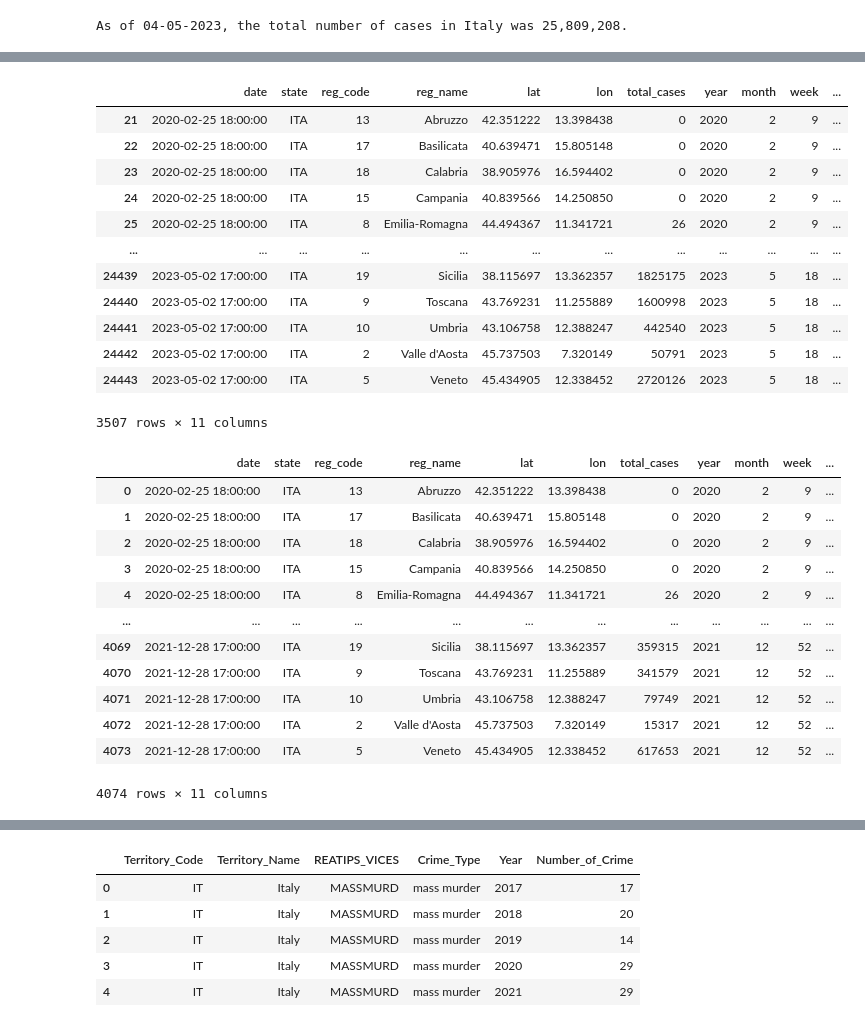
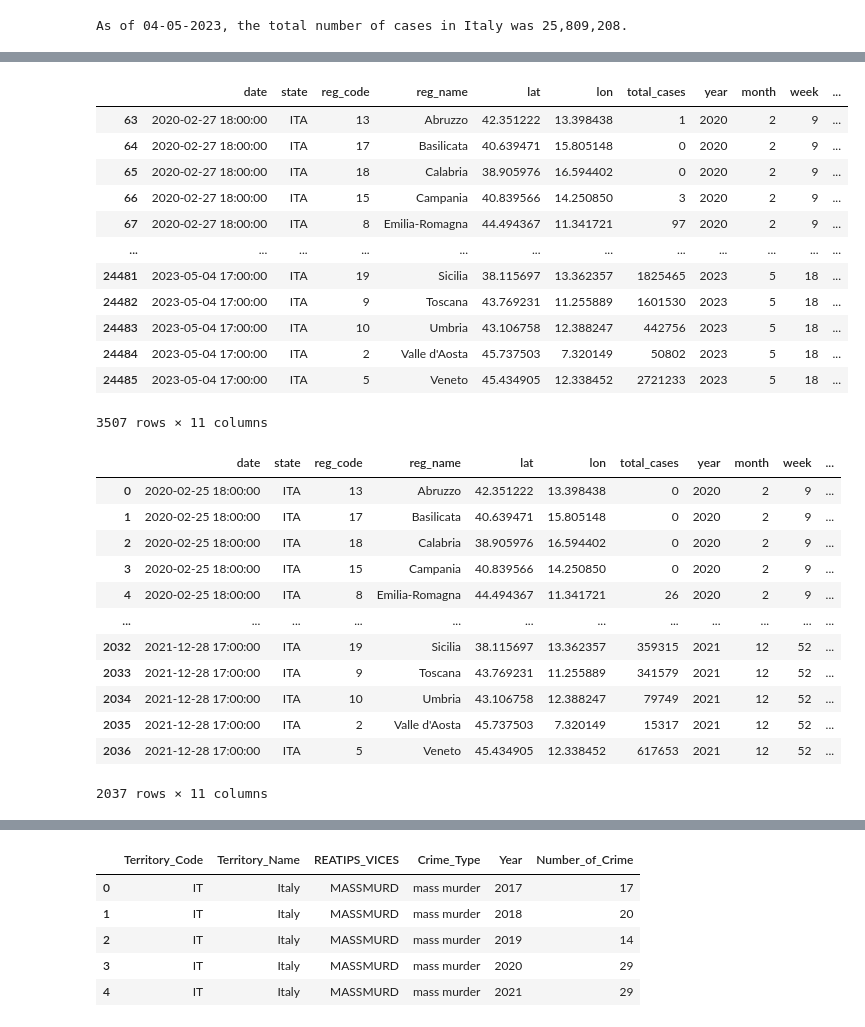
Before and after one commit to OmdenaAI/milan-italy-impact-covid-crimes, a Jupyter notebook: src/tasks/task-2-data-cleaning/files.ipynb, the cells around one changed output, grey strips where cells are left out. Drawn from its saved outputs; the diff is of its cells as text; code cells hidden in the pictures.

```diff
--- a/src/tasks/task-2-data-cleaning/files.ipynb
+++ b/src/tasks/task-2-data-cleaning/files.ipynb
@@ -450,19 +440,19 @@ filter_covid(covid_reg, 'Emilia-Romagna', 2020, 1);
 # %%
-covid_reg_mon = covid_reg[covid_reg['day_of_week'] == 1]
-covid_reg_mon
+covid_reg_wed = covid_reg[covid_reg['day_of_week'] == 3]
+covid_reg_wed
 # %% [output]
 |  | date | state | reg_code | reg_name | lat | lon | total_cases | year | month | week | ... |
-| 21 | 2020-02-25 18:00:00 | ITA | 13 | Abruzzo | 42.351222 | 13.398438 | 0 | 2020 | 2 | 9 | ... |
-| 22 | 2020-02-25 18:00:00 | ITA | 17 | Basilicata | 40.639471 | 15.805148 | 0 | 2020 | 2 | 9 | ... |
-| 23 | 2020-02-25 18:00:00 | ITA | 18 | Calabria | 38.905976 | 16.594402 | 0 | 2020 | 2 | 9 | ... |
-| 24 | 2020-02-25 18:00:00 | ITA | 15 | Campania | 40.839566 | 14.250850 | 0 | 2020 | 2 | 9 | ... |
-| 25 | 2020-02-25 18:00:00 | ITA | 8 | Emilia-Romagna | 44.494367 | 11.341721 | 26 | 2020 | 2 | 9 | ... |
+| 63 | 2020-02-27 18:00:00 | ITA | 13 | Abruzzo | 42.351222 | 13.398438 | 1 | 2020 | 2 | 9 | ... |
+| 64 | 2020-02-27 18:00:00 | ITA | 17 | Basilicata | 40.639471 | 15.805148 | 0 | 2020 | 2 | 9 | ... |
+| 65 | 2020-02-27 18:00:00 | ITA | 18 | Calabria | 38.905976 | 16.594402 | 0 | 2020 | 2 | 9 | ... |
+| 66 | 2020-02-27 18:00:00 | ITA | 15 | Campania | 40.839566 | 14.250850 | 3 | 2020 | 2 | 9 | ... |
+| 67 | 2020-02-27 18:00:00 | ITA | 8 | Emilia-Romagna | 44.494367 | 11.341721 | 97 | 2020 | 2 | 9 | ... |
 | ... | ... | ... | ... | ... | ... | ... | ... | ... | ... | ... | ... |
-| 24439 | 2023-05-02 17:00:00 | ITA | 19 | Sicilia | 38.115697 | 13.362357 | 1825175 | 2023 | 5 | 18 | ... |
-| 24440 | 2023-05-02 17:00:00 | ITA | 9 | Toscana | 43.769231 | 11.255889 | 1600998 | 2023 | 5 | 18 | ... |
-| 24441 | 2023-05-02 17:00:00 | ITA | 10 | Umbria | 43.106758 | 12.388247 | 442540 | 2023 | 5 | 18 | ... |
-| 24442 | 2023-05-02 17:00:00 | ITA | 2 | Valle d'Aosta | 45.737503 | 7.320149 | 50791 | 2023 | 5 | 18 | ... |
-| 24443 | 2023-05-02 17:00:00 | ITA | 5 | Veneto | 45.434905 | 12.338452 | 2720126 | 2023 | 5 | 18 | ... |
+| 24481 | 2023-05-04 17:00:00 | ITA | 19 | Sicilia | 38.115697 | 13.362357 | 1825465 | 2023 | 5 | 18 | ... |
+| 24482 | 2023-05-04 17:00:00 | ITA | 9 | Toscana | 43.769231 | 11.255889 | 1601530 | 2023 | 5 | 18 | ... |
+| 24483 | 2023-05-04 17:00:00 | ITA | 10 | Umbria | 43.106758 | 12.388247 | 442756 | 2023 | 5 | 18 | ... |
+| 24484 | 2023-05-04 17:00:00 | ITA | 2 | Valle d'Aosta | 45.737503 | 7.320149 | 50802 | 2023 | 5 | 18 | ... |
+| 24485 | 2023-05-04 17:00:00 | ITA | 5 | Veneto | 45.434905 | 12.338452 | 2721233 | 2023 | 5 | 18 | ... |
 3507 rows × 11 columns
 # %%
 date1 = datetime(2020,2,24)
@@ -478,9 +468,9 @@ covid_reg_dates
 | 3 | 2020-02-25 18:00:00 | ITA | 15 | Campania | 40.839566 | 14.250850 | 0 | 2020 | 2 | 9 | ... |
 | 4 | 2020-02-25 18:00:00 | ITA | 8 | Emilia-Romagna | 44.494367 | 11.341721 | 26 | 2020 | 2 | 9 | ... |
 | ... | ... | ... | ... | ... | ... | ... | ... | ... | ... | ... | ... |
-| 4069 | 2021-12-28 17:00:00 | ITA | 19 | Sicilia | 38.115697 | 13.362357 | 359315 | 2021 | 12 | 52 | ... |
-| 4070 | 2021-12-28 17:00:00 | ITA | 9 | Toscana | 43.769231 | 11.255889 | 341579 | 2021 | 12 | 52 | ... |
-| 4071 | 2021-12-28 17:00:00 | ITA | 10 | Umbria | 43.106758 | 12.388247 | 79749 | 2021 | 12 | 52 | ... |
-| 4072 | 2021-12-28 17:00:00 | ITA | 2 | Valle d'Aosta | 45.737503 | 7.320149 | 15317 | 2021 | 12 | 52 | ... |
-| 4073 | 2021-12-28 17:00:00 | ITA | 5 | Veneto | 45.434905 | 12.338452 | 617653 | 2021 | 12 | 52 | ... |
+| 2032 | 2021-12-28 17:00:00 | ITA | 19 | Sicilia | 38.115697 | 13.362357 | 359315 | 2021 | 12 | 52 | ... |
+| 2033 | 2021-12-28 17:00:00 | ITA | 9 | Toscana | 43.769231 | 11.255889 | 341579 | 2021 | 12 | 52 | ... |
+| 2034 | 2021-12-28 17:00:00 | ITA | 10 | Umbria | 43.106758 | 12.388247 | 79749 | 2021 | 12 | 52 | ... |
+| 2035 | 2021-12-28 17:00:00 | ITA | 2 | Valle d'Aosta | 45.737503 | 7.320149 | 15317 | 2021 | 12 | 52 | ... |
+| 2036 | 2021-12-28 17:00:00 | ITA | 5 | Veneto | 45.434905 | 12.338452 | 617653 | 2021 | 12 | 52 | ... |
-4074 rows × 11 columns
+2037 rows × 11 columns
```
Also changed, not shown: parts of 20 cells of this notebook.
